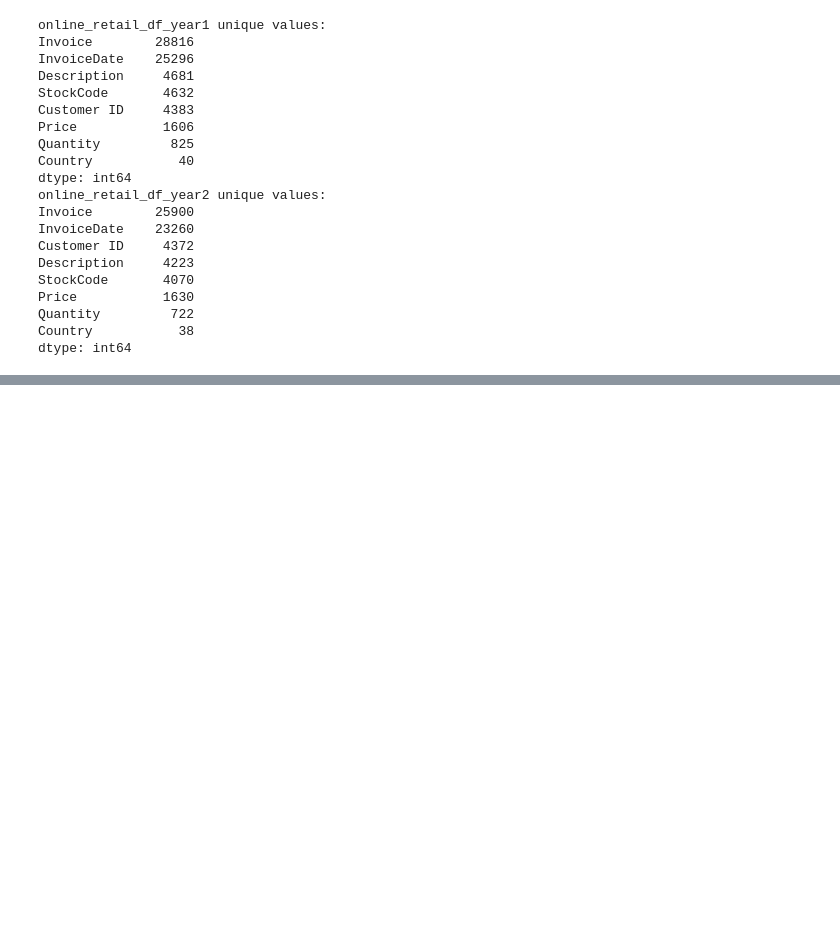
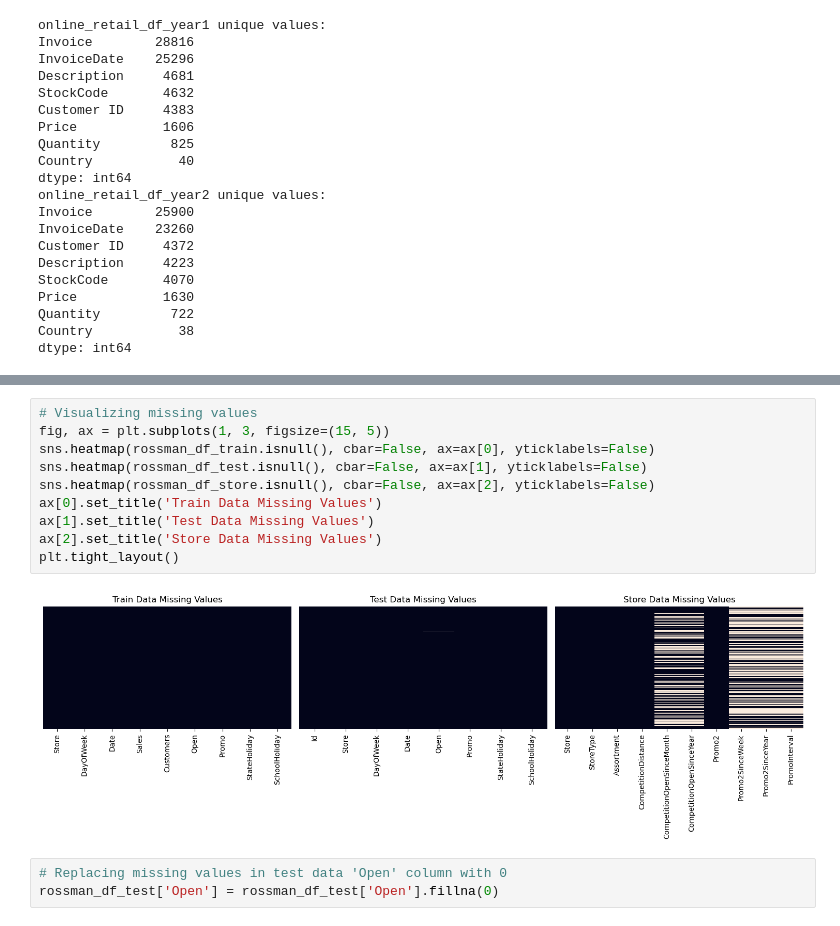
Before and after one commit to davidry777/FACETS-LLM, a Jupyter notebook: notebooks/EDA&Preprocessing.ipynb, the cells around one changed output, grey strips where cells are left out. Cells and saved outputs as stored; diff of their text form; blank space fills up the shorter version.

Commit message:
Finished: Clean Rossman Store Sales data (handle missing values, outliers). #6

```diff
--- a/notebooks/EDA&Preprocessing.ipynb
+++ b/notebooks/EDA&Preprocessing.ipynb
@@ -288,0 +315,15 @@ dtype: int64
+# %%
+# Visualizing missing values
+fig, ax = plt.subplots(1, 3, figsize=(15, 5))
+sns.heatmap(rossman_df_train.isnull(), cbar=False, ax=ax[0], yticklabels=False)
+sns.heatmap(rossman_df_test.isnull(), cbar=False, ax=ax[1], yticklabels=False)
+sns.heatmap(rossman_df_store.isnull(), cbar=False, ax=ax[2], yticklabels=False)
+ax[0].set_title('Train Data Missing Values')
+ax[1].set_title('Test Data Missing Values')
+ax[2].set_title('Store Data Missing Values')
+plt.tight_layout()
+# %% [output]
+[figure, added]
+# %%
+# Replacing missing values in test data 'Open' column with 0
+rossman_df_test['Open'] = rossman_df_test['Open'].fillna(0)
```
Also changed, not shown: parts of 3 cells of this notebook.
